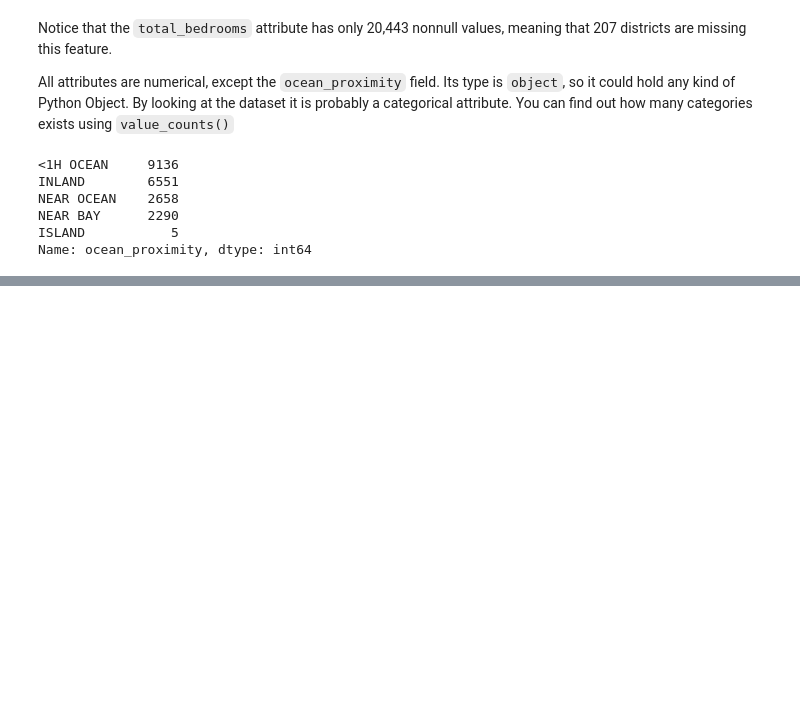
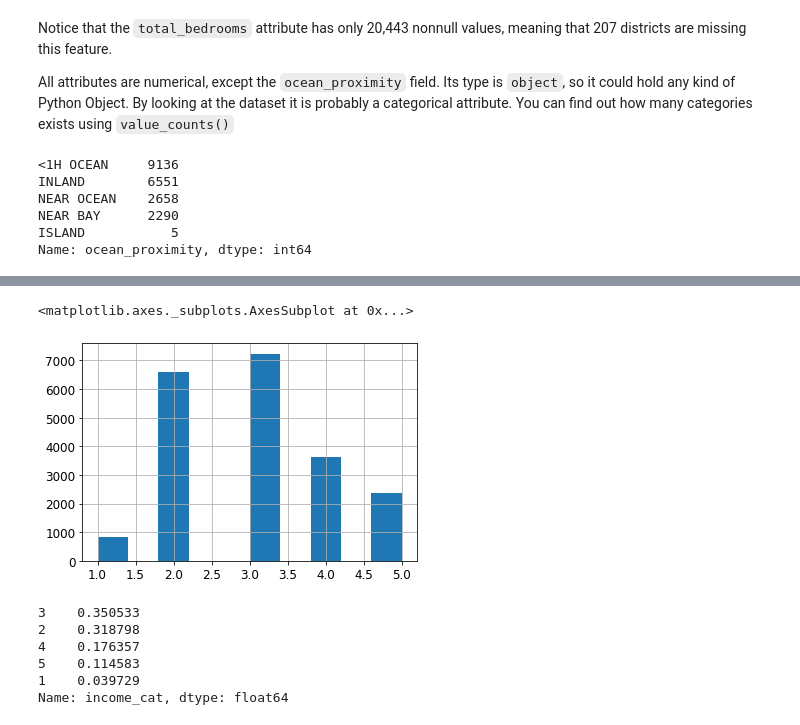
Before and after one commit to engelsj/hands-on-machine-learning-examples, a Jupyter notebook: Chapter 2 - End-to-End Machine Learning Project/Housing Example.ipynb, the cells around one changed output, grey strips where cells are left out. Saved outputs shown, nothing was run; the diff lists cells and outputs as text; code cells hidden in the pictures; blank space fills up the shorter version.

```diff
--- a/Chapter 2 - End-to-End Machine Learning Project/Housing Example.ipynb
+++ b/Chapter 2 - End-to-End Machine Learning Project/Housing Example.ipynb
@@ -8,6 +8,18 @@ DOWNLOAD_ROOT = "https://raw.githubusercontent.com/ageron/handson-ml/master/"
 HOUSING_PATH = os.path.join("datasets", "housing")
 HOUSING_URL = DOWNLOAD_ROOT + "datasets/housing/housing.tgz"
 
+# To plot pretty figures
+%matplotlib inline
+import matplotlib as mpl
+import matplotlib.pyplot as plt
+mpl.rc('axes', labelsize=14)
+mpl.rc('xtick', labelsize=12)
+mpl.rc('ytick', labelsize=12)
+
+# Ignore useless warnings (see SciPy issue #5998)
+import warnings
+warnings.filterwarnings(action="ignore", message="^internal gelsd")
+
 def fetch_housing_data(housing_url=HOUSING_URL, housing_path=HOUSING_PATH):
     os.makedirs(housing_path, exist_ok=True)
     tgz_path = os.path.join(housing_path, "housing.tgz")
@@ -90,0 +137,8 @@ import numpy
+# %%
+# create strate for the mediam income attribute
+housing["income_cat"] = pd.cut(housing["median_income"], bins=[0., 1.5, 3.0, 4.5, 6., np.inf],
+                              labels=[1,2,3,4,5])
+housing["income_cat"].hist()
+# %% [output]
+<matplotlib.axes._subplots.AxesSubplot at 0x...>
+[figure, added]
@@ -90,0 +152,10 @@ import numpy
+# %%
+# to test if we sampled correctly we can look at the income category proportions in the test set
+strat_test_set["income_cat"].value_counts() / len(strat_test_set)
+# %% [output]
+3    0.350533
+2    0.318798
+4    0.176357
+5    0.114583
+1    0.039729
+Name: income_cat, dtype: float64
```
Also changed, not shown: parts of 25 cells of this notebook.
